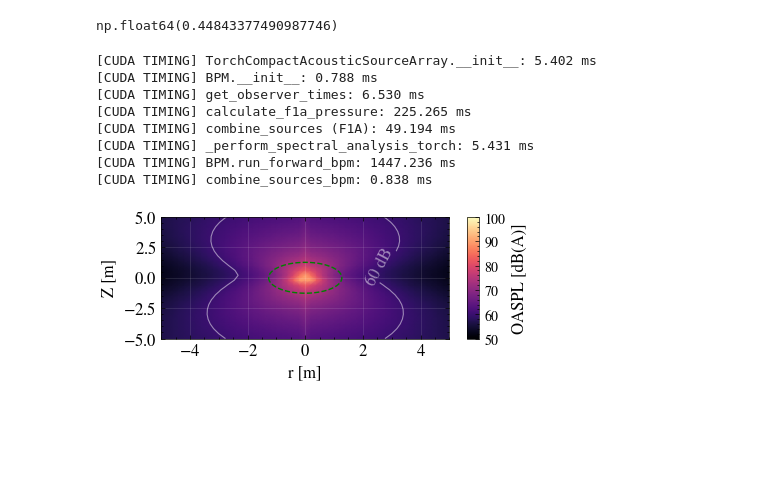
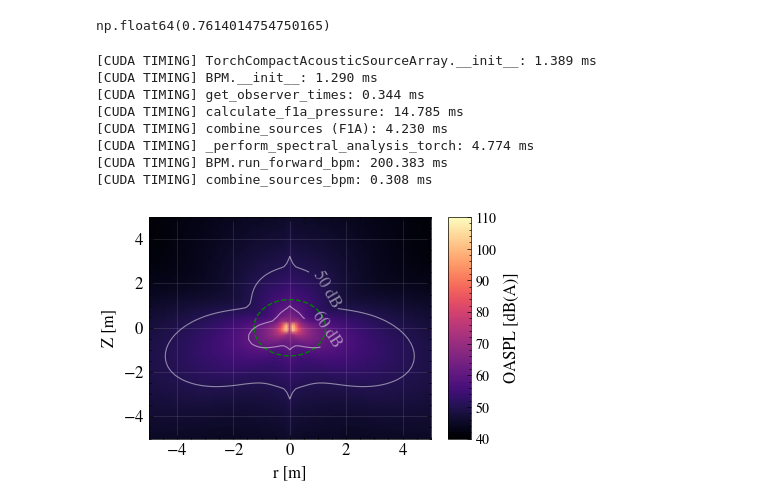
Before and after one commit to Frxljord/FastBEMT, a Jupyter notebook: Examples/AcousticContourMetric.ipynb, the cells around one changed output. Cells and saved outputs as stored; diff of their text form; code cells hidden in the pictures; blank space fills up the shorter version.

Commit message:
contour plot multiple line levels

```diff
--- a/Examples/AcousticContourMetric.ipynb
+++ b/Examples/AcousticContourMetric.ipynb
@@ -8,8 +8,8 @@ import numpy as np
 import scienceplots
 plt.style.use(['science', 'no-latex'])
 # %%
-# prop_name, blade_dict = load_propeller_dict('SignedStress/run_001/Pareto20')[0]
-prop_name, blade_dict = load_propeller_dict('10x7E')[0]
+# prop_name, blade_dict = load_propeller_dict('APC Dicts/10x7E')[0]
+prop_name, blade_dict = load_propeller_dict('Optimization Results/SMS-EMOA/Parametric/Epsilon_50_50_latent32_Corrected_Stress/run_003')[0]
 # %%
 params = LowFidelityParameters(
     rpm=7000,
@@ -18,29 +18,7 @@ params = LowFidelityParameters(
     mu=1.81e-5,
     n_blades=blade_dict['n_blades'],
     p_ref=2e-5,
-    revolutions=5,
-    num_obs_times_per_rev=100,
+    revolutions=1,
+    num_obs_times_per_rev=10,
     device='cuda'
 )
-# %%
-import torch
-from PropGen.GAN import GAN
-from PropGen.BladeDictGenerator import generate_blade_dict
-
-x = torch.tensor([7.1524e-01, 5.1678e-01, 6.8234e-01, 3.9817e-01, 5.9171e-01, 6.8785e-01,
-        1.0483e-01, 5.5052e-02, 2.1787e-01, 3.9872e-01, 3.9974e-02, 1.6425e-01,
-        1.6758e-01, 1.1026e-01, 1.2555e-01, 9.1656e-01, 2.5215e-02, 1.3157e+01,
-        2.6159e-03, 1.3555e-02, 2.7592e+01, 2.5621e+00, 8.7114e+00],
-       dtype=torch.float64)
-
-gan = GAN(latent_dim=8, noise_dim=0)
-gan.load_checkpoint('N:/Teams/Groups/ThermalSim/Projects/Public/AirfoilGAN Models/WGAN_LCR1/latent8_noise0/checkpoint_50000.pth')
-# gan.load_checkpoint('C:/Users/Davide Pusino/Desktop/PropGen/Datasets/checkpoint_50000.pth')
-
-blade_dict = generate_blade_dict(
-    x=x,
-    parametrization='parametric',
-    gan=gan,
-    r_hub=0.02794,
-    r_tip=0.127,
-)
@@ -49,5 +25,5 @@ Successfully loaded checkpoint from step 50000
 # %%
-nx, ny = 26, 26
+nx, ny = 50, 50
 size = 5
 # %%
 x_range = np.linspace(-size, size, nx)
@@ -69,7 +45,7 @@ figure_of_merit = np.sqrt(2 / np.pi) * ct**1.5 / 2 / np.pi / cq
 # %%
 figure_of_merit
 # %% [output]
-np.float64(0.44843377490987746)
+np.float64(0.7614014754750165)
 # %%
 propeller.run_aeroacoustics(observer_positions=r_observers,
         lt=1,
@@ -79,23 +55,23 @@ propeller.run_aeroacoustics(observer_positions=r_observers,
 
 propeller.postprocess()
 # %% [output]
-[CUDA TIMING] TorchCompactAcousticSourceArray.__init__: 5.402 ms
-[CUDA TIMING] BPM.__init__: 0.788 ms
-[CUDA TIMING] get_observer_times: 6.530 ms
-[CUDA TIMING] calculate_f1a_pressure: 225.265 ms
-[CUDA TIMING] combine_sources (F1A): 49.194 ms
-[CUDA TIMING] _perform_spectral_analysis_torch: 5.431 ms
-[CUDA TIMING] BPM.run_forward_bpm: 1447.236 ms
-[CUDA TIMING] combine_sources_bpm: 0.838 ms
+[CUDA TIMING] TorchCompactAcousticSourceArray.__init__: 1.389 ms
+[CUDA TIMING] BPM.__init__: 1.290 ms
+[CUDA TIMING] get_observer_times: 0.344 ms
+[CUDA TIMING] calculate_f1a_pressure: 14.785 ms
+[CUDA TIMING] combine_sources (F1A): 4.230 ms
+[CUDA TIMING] _perform_spectral_analysis_torch: 4.774 ms
+[CUDA TIMING] BPM.run_forward_bpm: 200.383 ms
+[CUDA TIMING] combine_sources_bpm: 0.308 ms
 # %%
 plotter = Plotter(propeller)
 plotter.plot_acoustic_map(
     grid_size=nx,
     domain_size=size,
-    figsize=(4.5, 2),
+    figsize=(4.5, 3),
     cmap='magma',
-    show_contours=True,
-    save_path='../Figures/acoustic_map10x7E.pdf'
+    show_contours=[50,60],
+    save_path='../Figures/Validation/acoustic_mapopt.pdf'
 )
 # %% [output]
-[figure, old version]
+[figure, new version]
```
Also changed, not shown: parts of 1 cell of this notebook, 1 other file.
